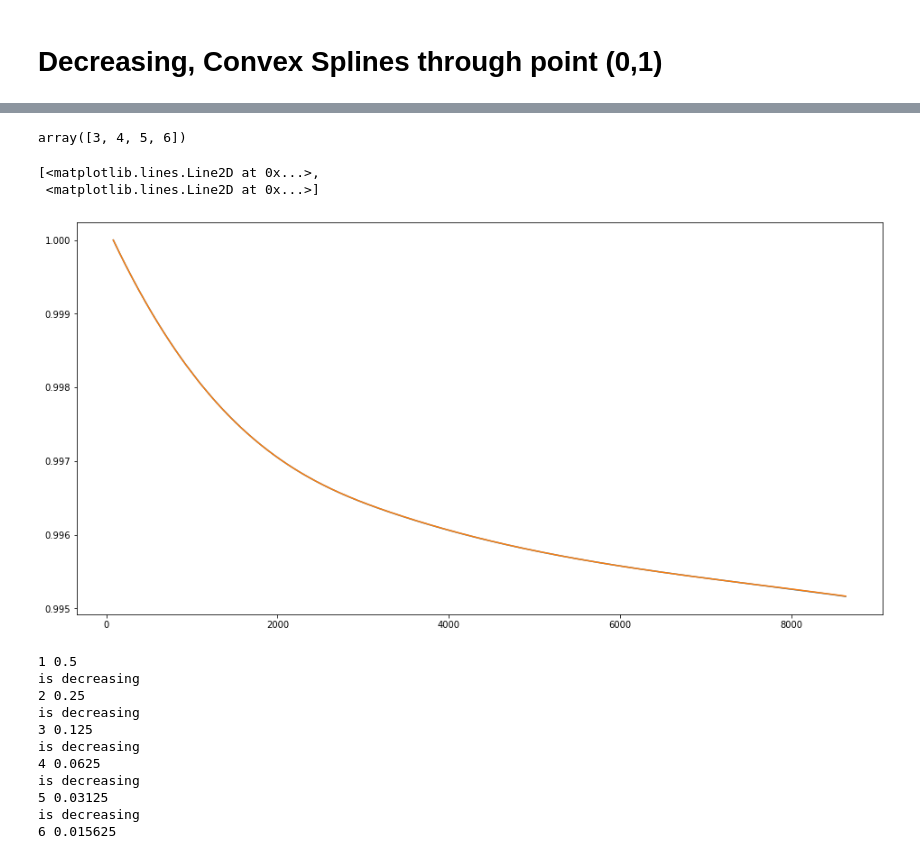
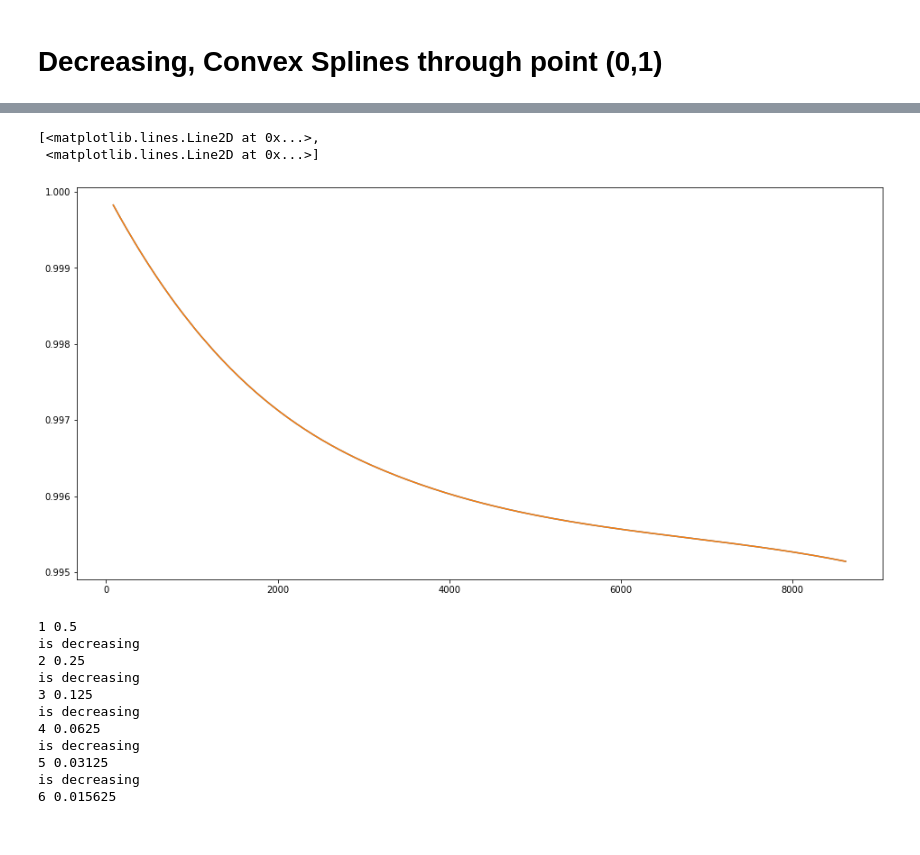
Before and after one commit to roksikonja/dslab_virgo_tsi, a Jupyter notebook: exponential_decay.ipynb, the cells around one changed output, grey strips where cells are left out. Drawn from its saved outputs; the diff is of its cells as text; code cells hidden in the pictures.

```diff
--- a/exponential_decay.ipynb
+++ b/exponential_decay.ipynb
@@ -10,15 +12,15 @@ from sklearn.model_selection import GridSearchCV
 # %%
-data_dir = "./data"
+data_dir = "data"
 virgo_file = "VIRGO_Level1.txt"
 results_dir = os.path.join(data_dir, "analysis")
 
-data = load_data(os.path.join(data_dir, virgo_file))
+data = load_data(data_dir, virgo_file)
 
-t = data[C.T]  # Time in mission days
+t = data[Const.T]  # Time in mission days
 # t = data["timestamp"].apply(mission_day_to_year)  # Uncomment for time measured in years
-pmo_a = data[C.A]
-pmo_b = data[C.B]
-temp = data[C.TEMP]
+pmo_a = data[Const.A]
+pmo_b = data[Const.B]
+temp = data[Const.TEMP]
 data.sample(15, random_state=2)
 # %% [output]
 |  | TIME | PMO6V-A | PMO6V-B | TEMPERATURE |
@@ -38,10 +40,10 @@ data.sample(15, random_state=2)
 | 76999 | 124.4718 | 1365.335 | NaN | 24.058 |
 | 176997 | 193.9148 | NaN | 1365.385 | 22.880 |
 # %%
-data_nn = data[[C.T, C.A, C.B]].dropna()
-t_nn = data_nn[C.T]
-x_a_nn = data_nn[C.A]
-x_b_nn = data_nn[C.B]
+data_nn = data[[Const.T, Const.A, Const.B]].dropna()
+t_nn = data_nn[Const.T]
+x_a_nn = data_nn[Const.A]
+x_b_nn = data_nn[Const.B]
 ratio_a_b = x_a_nn/x_b_nn
 
 #plt.figure(5, figsize=(16, 8))
@@ -205,10 +207,8 @@ class DegradationSpline():
 
     def _spline_dirichlet(self, x, y, k=3, s=0, w=None):
         t, c0, k = self._guess(x, y, k, s, w=w)
-        x0 = x[0]  # point at which 1 is required
-        xl = x[-1]
         con = {'type': 'eq',
-               'fun': lambda c: splev(x0, (t, c, k), der=0) - 1,
+               'fun': lambda c: splev(0, (t, c, k), der=0) - 1,
                }
         opt = minimize(self._err, c0, (x, y, t, k, w), constraints=con)
         copt = opt.x
@@ -305,6 +305,6 @@ class ThinningFolds:
         n = int(1/self.t)
         return n
 # %%
-model = DegradationSpline(s_params=(-15,0))
+model = DegradationSpline()
 # %%
 model.fit(X, y)
@@ -332,14 +311,10 @@ y = np.array([4,5,6])
-# %%
-np.concatenate((x, y), axis=0)
-# %% [output]
-array([3, 4, 5, 6])
 # %%
 plt.figure(5, figsize=(16, 8))
-plt.plot(X.ravel(), model.predict(X.ravel()), X.ravel(), model1.predict(X.ravel()))
+plt.plot(X.ravel(), model.predict(X.ravel()), X.ravel(), model.predict(X.ravel()))
 # %% [output]
 [<matplotlib.lines.Line2D at 0x...>,
  <matplotlib.lines.Line2D at 0x...>]
-[figure, old version]
+[figure, new version]
 # %%
 model1 = DegradationSpline(s_params=(-15,0))
 # %%
```
Also changed, not shown: parts of 11 cells of this notebook, 1 other file.
